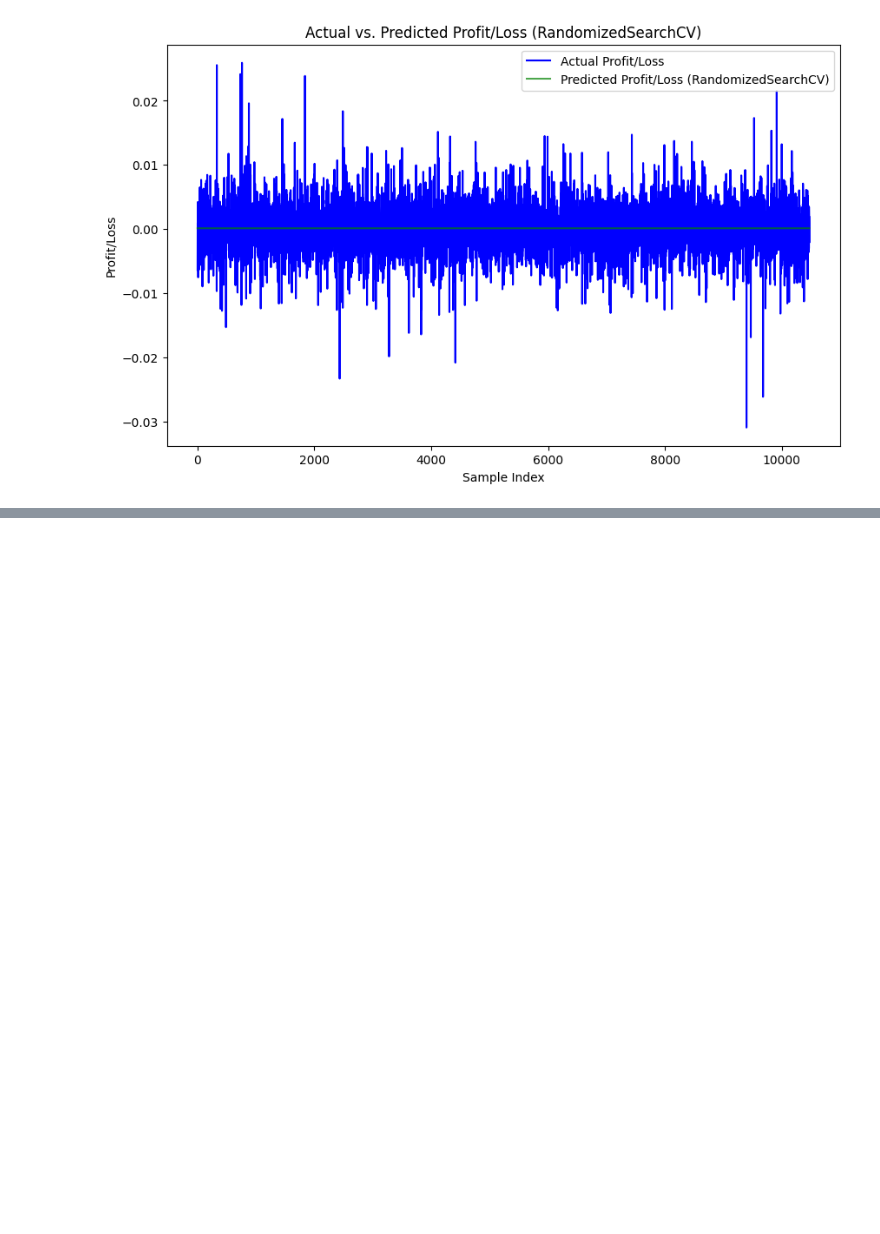
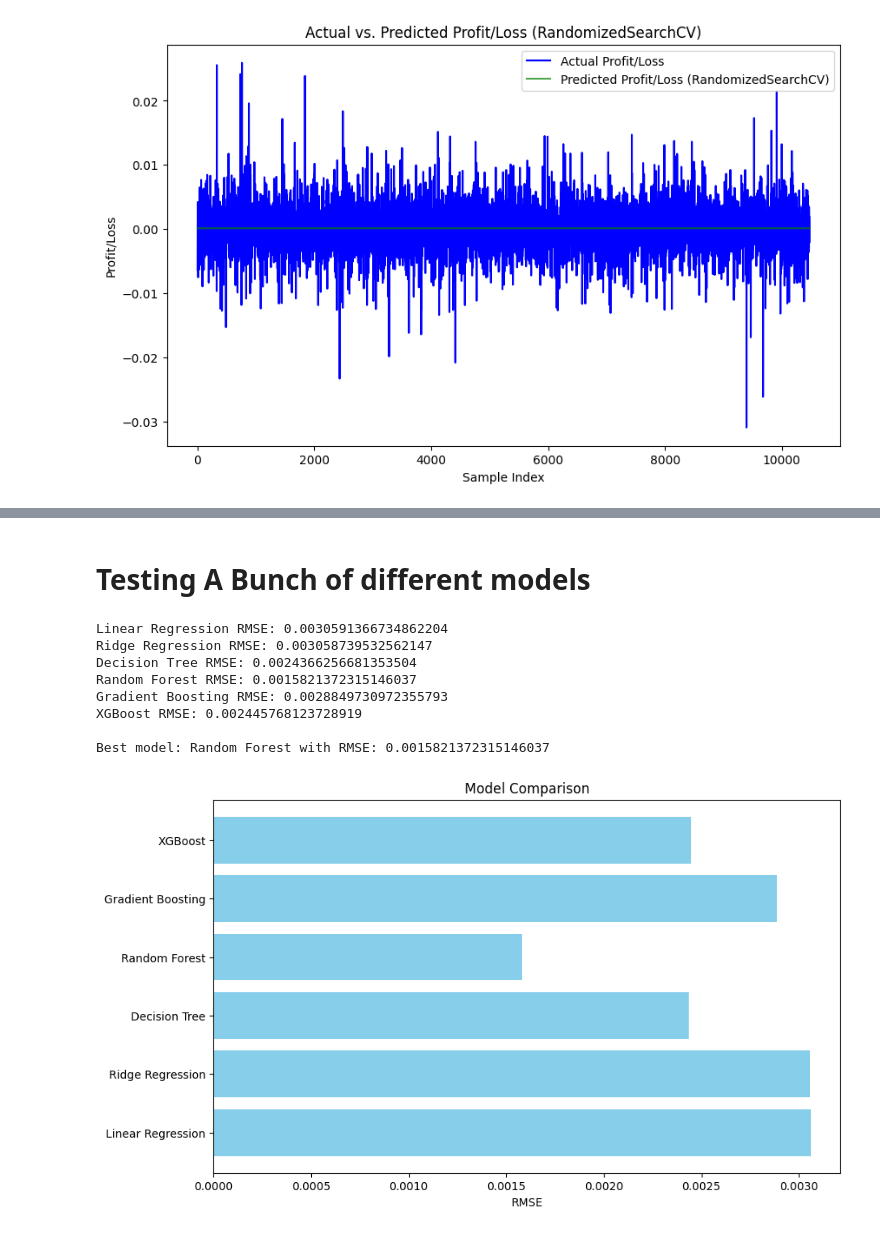
Before and after one commit to rybott/Stock_predict_webapp, a Jupyter notebook: xgboost/trainingmodel.ipynb, the cells around one changed output, grey strips where cells are left out. Drawn from its saved outputs; the diff is of its cells as text; code cells hidden in the pictures; blank space fills up the shorter version.

```diff
--- a/xgboost/trainingmodel.ipynb
+++ b/xgboost/trainingmodel.ipynb
@@ -472,0 +710,65 @@ RMSE from RandomizedSearchCV: 0.0030554096710956108
+# %% [markdown]
+# Testing A Bunch of different models
+# %%
+import pandas as pd
+import numpy as np
+from sklearn.model_selection import train_test_split
+from sklearn.metrics import mean_squared_error
+from sklearn.linear_model import LinearRegression, Ridge
+from sklearn.tree import DecisionTreeRegressor
+from sklearn.ensemble import RandomForestRegressor, GradientBoostingRegressor
+from xgboost import XGBRegressor
+import matplotlib.pyplot as plt
+
+# Load your dataset (use the training dataset in this example)
+size = 100
+df = pd.read_csv(f"C:/Users/rybot/OneDrive/Databases/Packet CSV files/packet{size}.csv")
+
+# Define features (X) and target (y)
+X = df.drop(columns=['Profit'])
+y = df['Profit']
+
+# Split the data into training and testing sets
+X_train, X_test, y_train, y_test = train_test_split(X, y, test_size=0.2, random_state=42)
+
+# Define a dictionary of models to test
+models = {
+    "Linear Regression": LinearRegression(),
+    "Ridge Regression": Ridge(),
+    "Decision Tree": DecisionTreeRegressor(),
+    "Random Forest": RandomForestRegressor(),
+    "Gradient Boosting": GradientBoostingRegressor(),
+    "XGBoost": XGBRegressor()
+}
+
+# Dictionary to store RMSE results
+rmse_results = {}
+
+# Loop through models, train, and evaluate each one
+for name, model in models.items():
+    model.fit(X_train, y_train)  # Train the model
+    predictions = model.predict(X_test)  # Predict on the test set
+    rmse = np.sqrt(mean_squared_error(y_test, predictions))  # Calculate RMSE
+    rmse_results[name] = rmse  # Store RMSE
+    print(f"{name} RMSE: {rmse}")
+
+# Find the best model based on RMSE
+best_model_name = min(rmse_results, key=rmse_results.get)
+print(f"\nBest model: {best_model_name} with RMSE: {rmse_results[best_model_name]}")
+
+# Plot the results
+plt.figure(figsize=(10, 6))
+plt.barh(list(rmse_results.keys()), list(rmse_results.values()), color='skyblue')
+plt.xlabel("RMSE")
+plt.title("Model Comparison")
+plt.show()
+# %% [output]
+Linear Regression RMSE: 0.0030591366734862204
+Ridge Regression RMSE: 0.003058739532562147
+Decision Tree RMSE: 0.0024366256681353504
+Random Forest RMSE: 0.0015821372315146037
+Gradient Boosting RMSE: 0.0028849730972355793
+XGBoost RMSE: 0.002445768123728919
+
+Best model: Random Forest with RMSE: 0.0015821372315146037
+[figure, added]
```
Also changed, not shown: parts of 7 cells of this notebook, 2 other files.
